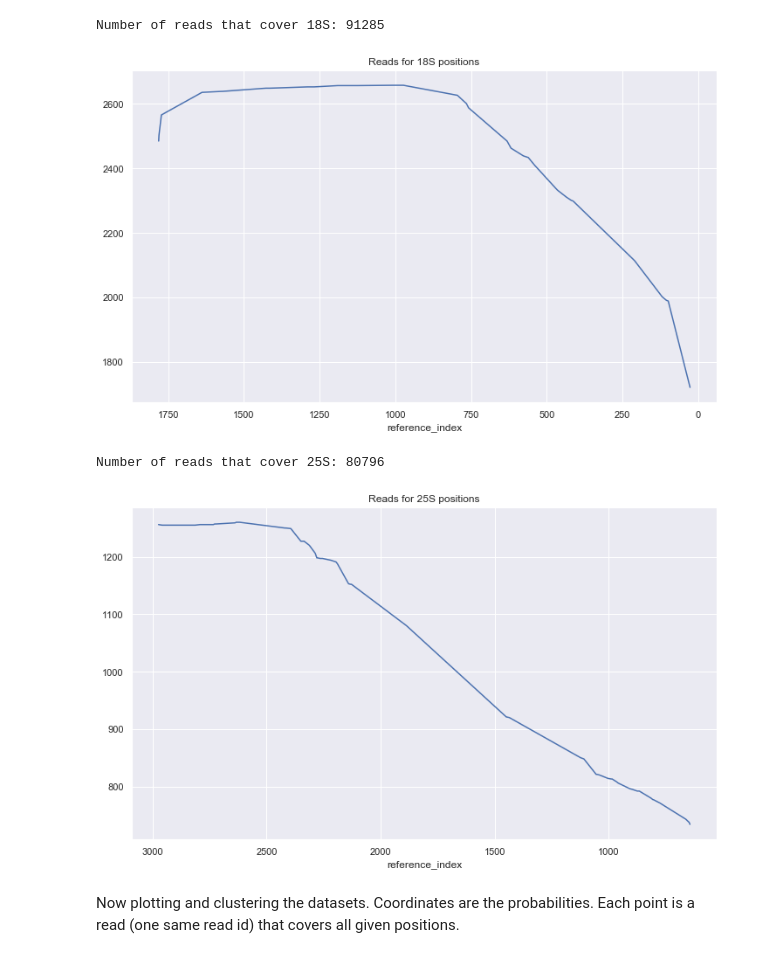
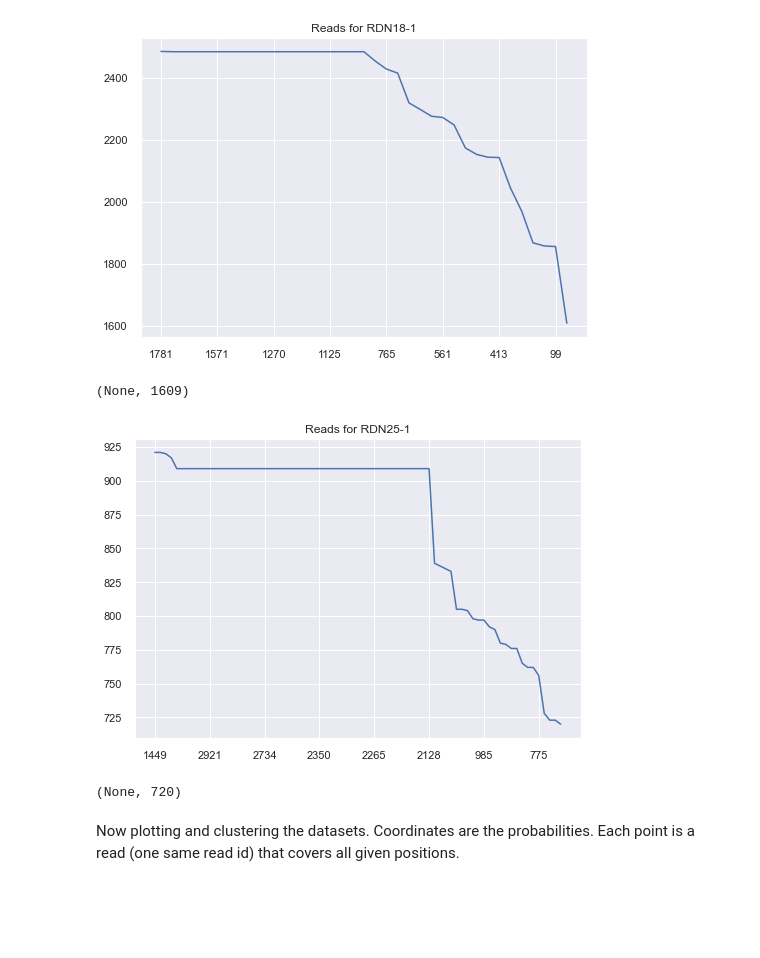
Before and after one commit to adbailey4/read_clustering, a Jupyter notebook: notebooks/18S_25S_KMeans_clustering.ipynb, the cells around one changed output. Saved outputs shown, nothing was run; the diff lists cells and outputs as text; code cells hidden in the pictures; blank space fills up the shorter version.

```diff
--- a/notebooks/18S_25S_KMeans_clustering.ipynb
+++ b/notebooks/18S_25S_KMeans_clustering.ipynb
@@ -132,13 +7,13 @@ native = VariantCall(file_path)
 # %%
-native.plot_number_reads_covering_positions('18S')
+native.plot_number_reads_covering_positions('RDN18-1')
 # %% [output]
+[figure, new version]
-Number of reads that cover 18S: 91285
+(None, 1609)
-[figure, old version]
 # %%
-native.plot_number_reads_covering_positions('25S')
+native.plot_number_reads_covering_positions('RDN25-1')
 # %% [output]
+[figure, new version]
-Number of reads that cover 25S: 80796
+(None, 720)
-[figure, old version]
 # %% [markdown]
 Now plotting and clustering the datasets. Coordinates are the probabilities. Each point is a read (one same read id) that covers all given positions.
 # %%
```
Also changed, not shown: parts of 20 cells of this notebook, 10 other files.
